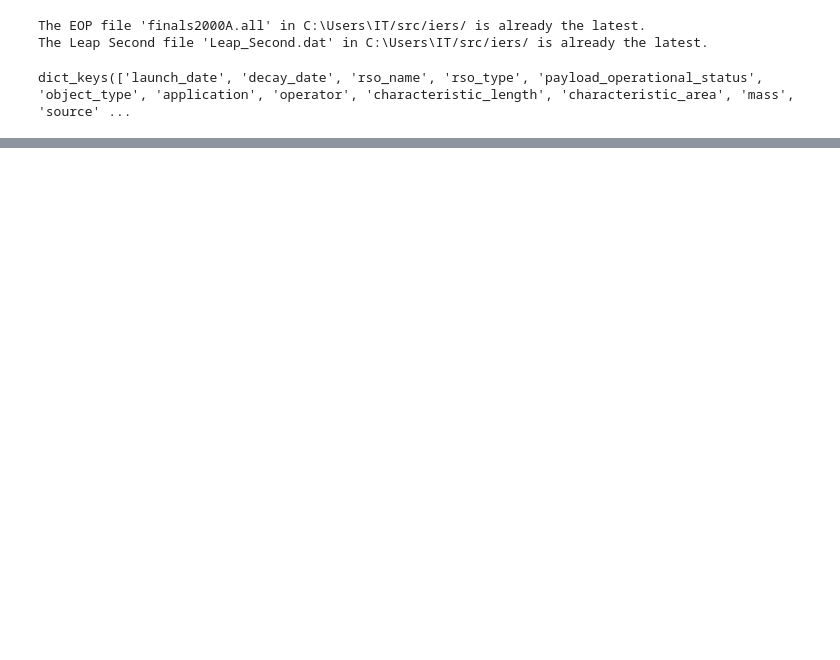
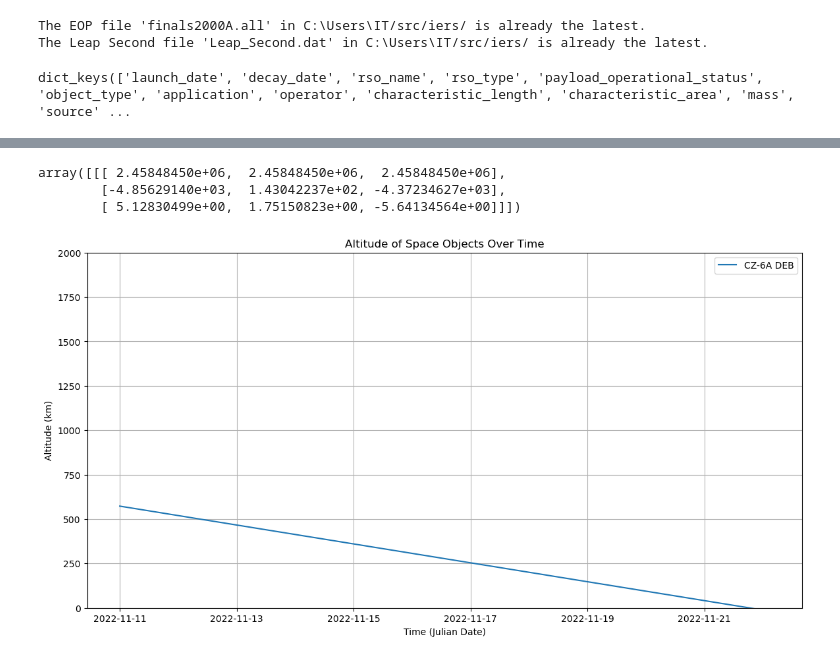
Before and after one commit to ucl-sgnl/FSPSimulator, a Jupyter notebook: src/fspsim/Tester.ipynb, the cells around one changed output, grey strips where cells are left out. Drawn from its saved outputs; the diff is of its cells as text; code cells hidden in the pictures; blank space fills up the shorter version.

```diff
--- a/src/fspsim/Tester.ipynb
+++ b/src/fspsim/Tester.ipynb
@@ -75,0 +22,56 @@ plt.show()
+# %%
+test =
+# %% [output]
+array([[[ 2.45848450e+06,  2.45848450e+06,  2.45848450e+06],
+        [-4.85629140e+03,  1.43042237e+02, -4.37234627e+03],
+        [ 5.12830499e+00,  1.75150823e+00, -5.64134564e+00]]])
+# %%
+import numpy as np
+import matplotlib.pyplot as plt
+from astropy.time import Time
+
+# Assuming 'data' is a list of objects, and each has an 'ephemeris' attribute
+# And 'rso_name' attribute is the name of the satellite
+
+# The radius of the Earth in kilometers
+earth_radius_km = 6371
+
+# Prepare the plot
+plt.figure(figsize=(14, 7))
+
+# Plot each satellite's ephemeris as a separate line
+for satellite in extracted_objects:
+    # Initialize lists to hold time and altitude data for current satellite
+    satellite_times = []
+    satellite_altitudes = []
+
+    # Go through each ephemeris entry for the satellite
+    for ephemeris in satellite.ephemeris:
+        # Extract the Julian date and the position vector
+        julian_date = ephemeris[0][0]  # Assuming the first of the three identical Julian dates
+        position = np.array(ephemeris[1])  # Position vector
+
+        # Calculate the altitude as the norm of the position vector minus Earth's radius
+        altitude = np.linalg.norm(position) - earth_radius_km
+
+        # Append the data to the satellite's lists
+        satellite_times.append(julian_date)
+        satellite_altitudes.append(altitude)
+
+
+    # Convert Julian Dates to UTC
+    utc_times = Time(satellite_times, format='jd').datetime
+
+    # Plot the satellite's ephemeris data
+    plt.plot(utc_times, satellite_altitudes, label=satellite.rso_name)
+
+# Finalize and show the plot
+plt.title('Altitude of Space Objects Over Time')
+plt.xlabel('Time (Julian Date)')
+plt.ylim(0,2000)
+plt.ylabel('Altitude (km)')
+plt.grid(True)
+plt.legend()  # Show legend to identify each satellite's line
+plt.show()
+# %% [output]
+[figure, added]
```
Also changed, not shown: parts of 6 cells of this notebook, 2 other files.
